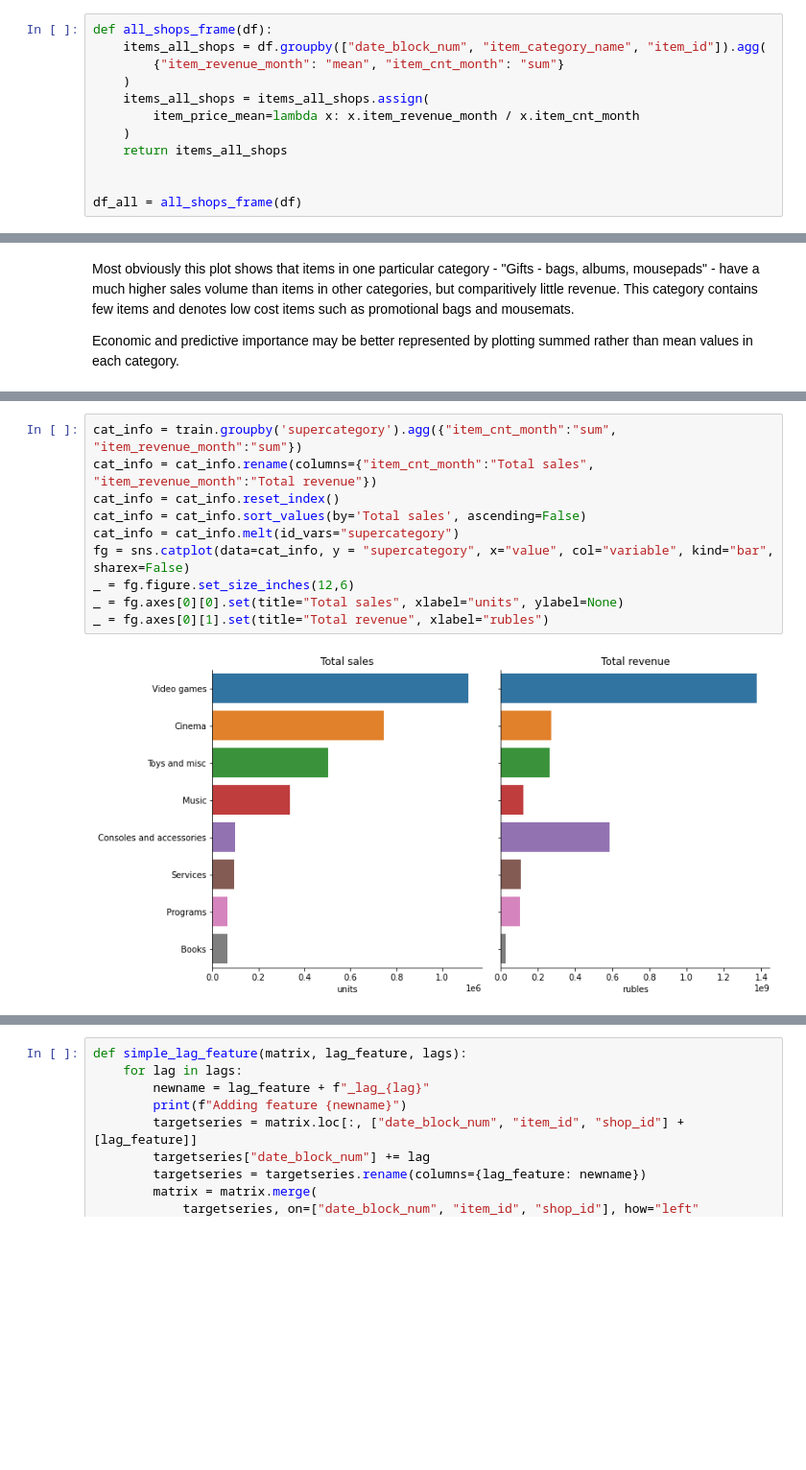
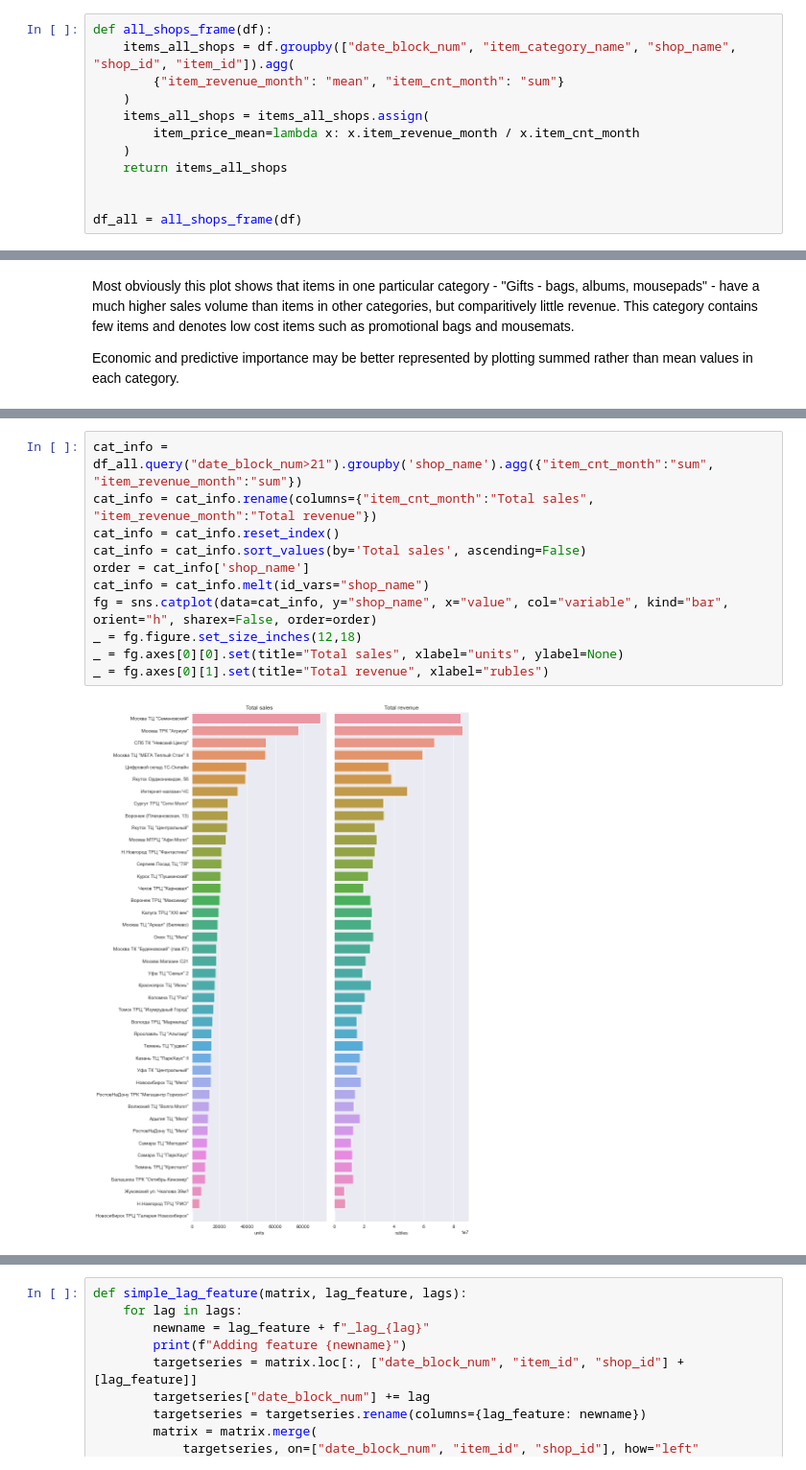
Before and after one commit to grantsut/1C-Company-EDA, a Jupyter notebook: eda-and-data-leakage-description.ipynb, the cells around one changed output, grey strips where cells are left out. Shown at 96% size. Cells and saved outputs as stored; diff of their text form; blank space fills up the shorter version.

```diff
--- a/eda-and-data-leakage-description.ipynb
+++ b/eda-and-data-leakage-description.ipynb
@@ -365,7 +365,7 @@ The skewness of the distribution makes linear models unsuitable for predicting f
 We can also plot the distribution of items prices. For this, we take the mean price of the item in months in which it was sold. To do with we create a table which summarizes monthly data across all shops.
 # %%
 def all_shops_frame(df):
-    items_all_shops = df.groupby(["date_block_num", "item_category_name", "item_id"]).agg(
+    items_all_shops = df.groupby(["date_block_num", "item_category_name", "shop_name", "shop_id", "item_id"]).agg(
         {"item_revenue_month": "mean", "item_cnt_month": "sum"}
     )
     items_all_shops = items_all_shops.assign(
@@ -489,12 +492,13 @@ Plotting summed sales shows that movies and games are the highest-selling catego
 # %%
-cat_info = train.groupby('supercategory').agg({"item_cnt_month":"sum", "item_revenue_month":"sum"})
+cat_info = df_all.query("date_block_num>21").groupby('shop_name').agg({"item_cnt_month":"sum", "item_revenue_month":"sum"})
 cat_info = cat_info.rename(columns={"item_cnt_month":"Total sales", "item_revenue_month":"Total revenue"})
 cat_info = cat_info.reset_index()
 cat_info = cat_info.sort_values(by='Total sales', ascending=False)
-cat_info = cat_info.melt(id_vars="supercategory")
-fg = sns.catplot(data=cat_info, y = "supercategory", x="value", col="variable", kind="bar", sharex=False)
-_ = fg.figure.set_size_inches(12,6)
+order = cat_info['shop_name']
+cat_info = cat_info.melt(id_vars="shop_name")
+fg = sns.catplot(data=cat_info, y="shop_name", x="value", col="variable", kind="bar", orient="h", sharex=False, order=order)
+_ = fg.figure.set_size_inches(12,18)
 _ = fg.axes[0][0].set(title="Total sales", xlabel="units", ylabel=None)
 _ = fg.axes[0][1].set(title="Total revenue", xlabel="rubles")
 # %% [output]
-[figure, old version]
+[figure, new version]
```
Also changed, not shown: parts of 50 cells of this notebook.
